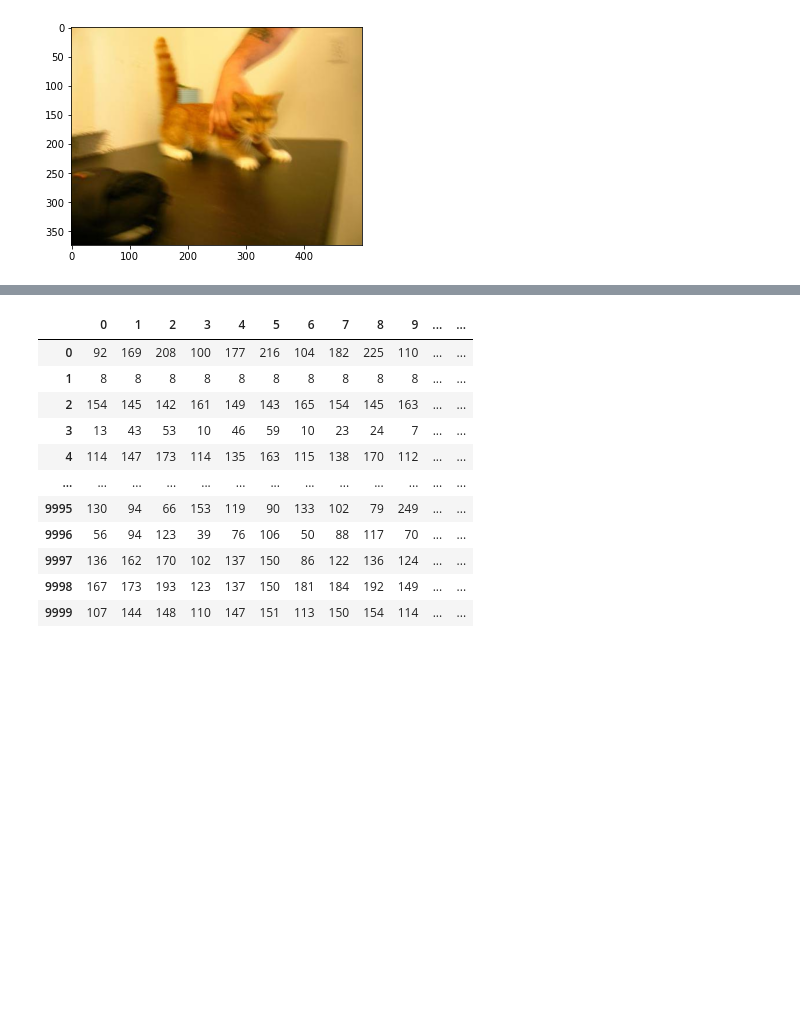
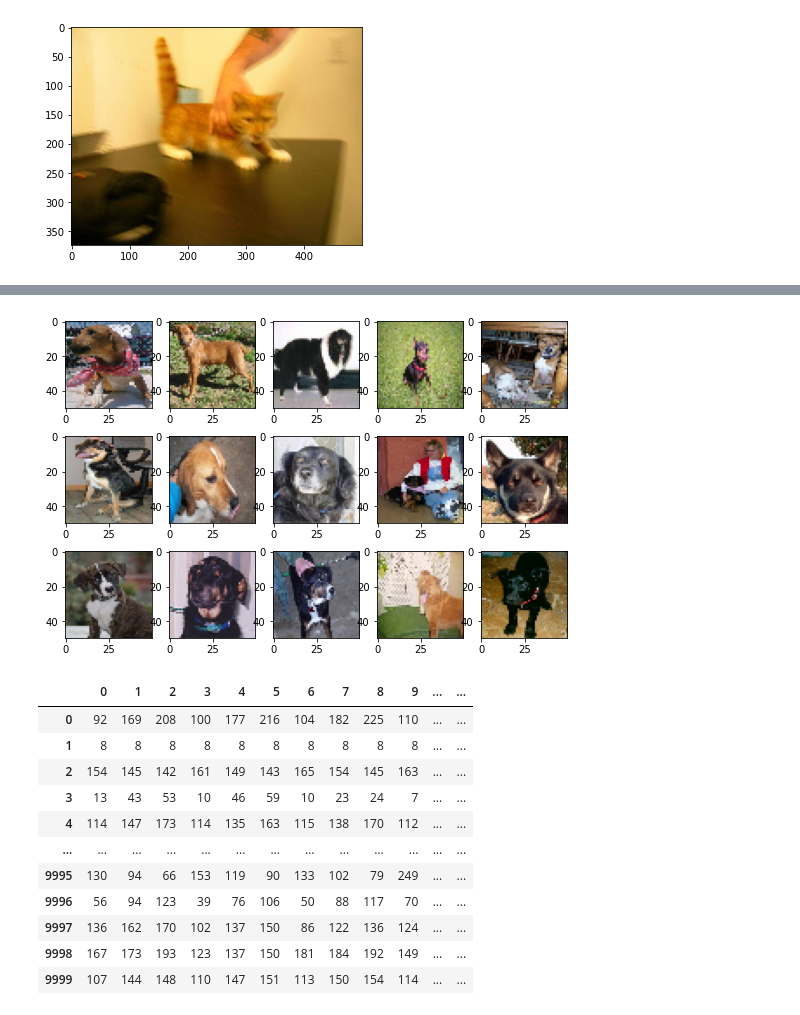
Before and after one commit to TaliaSeada/Data-Science-Research, a Jupyter notebook: DOG VS CATS .ipynb, the cells around one changed output, grey strips where cells are left out. Cells and saved outputs as stored; diff of their text form; code cells hidden in the pictures; blank space fills up the shorter version.

```diff
--- a/DOG VS CATS .ipynb
+++ b/DOG VS CATS .ipynb
@@ -48,3 +61,14 @@ plt.imshow(im);
+# %%
+fig, ax = plt.subplots(nrows = 3,ncols = 5, figsize = (9,6))
+for i in range(15):
+    plt.subplot(3, 5, i + 1)
+    im = cv2.imread(train_images[i+20000])
+    im = cv2.resize(im, (50,50))
+    im = cv2.cvtColor(im, cv2.COLOR_BGR2RGB)
+    plt.imshow(im)
+plt.show()
+# %% [output]
+[figure, added]
 # %%
 labels = []
 images = []
```
Also changed, not shown: parts of 26 cells of this notebook, 3 other files.
